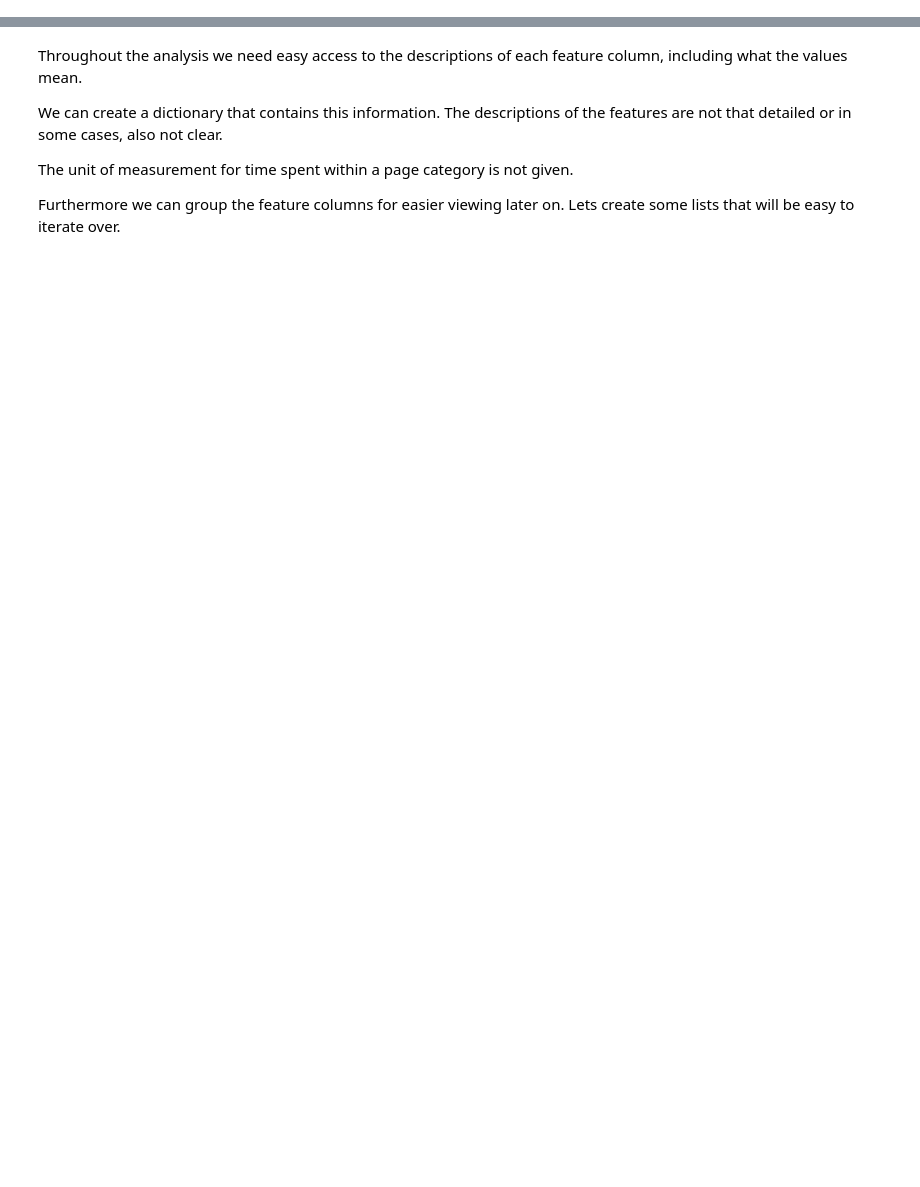
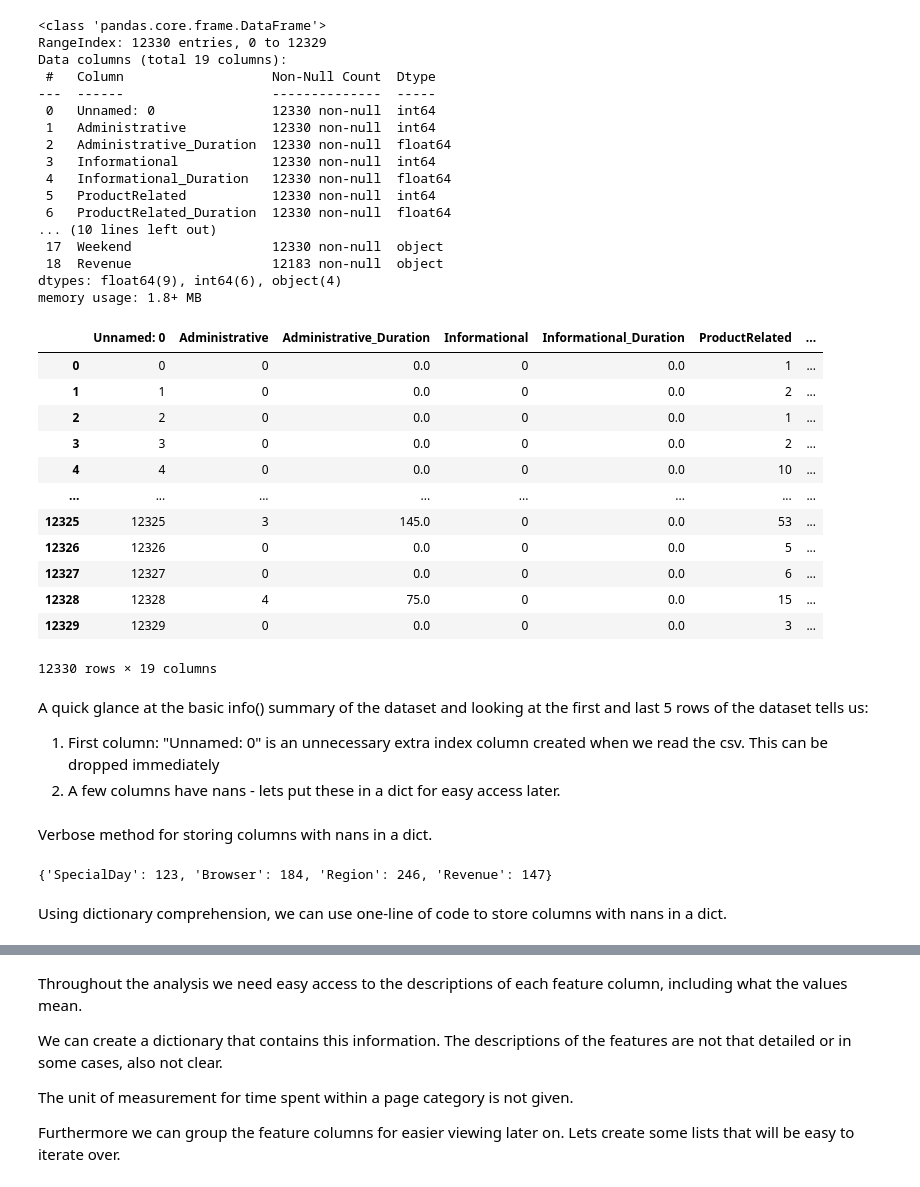
Before and after one commit to sunsunwall/ecommerce_conversion_project_2025, a Jupyter notebook: project_draft.ipynb, the cells around one changed output, grey strips where cells are left out. Drawn from its saved outputs; the diff is of its cells as text; code cells hidden in the pictures; blank space fills up the shorter version.

```diff
--- a/project_draft.ipynb
+++ b/project_draft.ipynb
@@ -46,0 +52,46 @@ import numpy as np
+# %%
+# Read the csv file of session data.
+project_data_path =  'project_data.csv'
+original_data_path = 'online_shoppers_intention_original_dataset.csv'
+
+session_data_df = pd.read_csv(project_data_path)
+original_data_df = pd.read_csv(original_data_path)
+
+session_data_df.info()
+
+session_data_df
+# %% [output]
+<class 'pandas.core.frame.DataFrame'>
+RangeIndex: 12330 entries, 0 to 12329
+Data columns (total 19 columns):
+ #   Column                   Non-Null Count  Dtype
+---  ------                   --------------  -----
+ 0   Unnamed: 0               12330 non-null  int64
+ 1   Administrative           12330 non-null  int64
+ 2   Administrative_Duration  12330 non-null  float64
+ 3   Informational            12330 non-null  int64
+ 4   Informational_Duration   12330 non-null  float64
+ 5   ProductRelated           12330 non-null  int64
+ 6   ProductRelated_Duration  12330 non-null  float64
+... (10 lines left out)
+ 17  Weekend                  12330 non-null  object
+ 18  Revenue                  12183 non-null  object
+dtypes: float64(9), int64(6), object(4)
+memory usage: 1.8+ MB
+|  | Unnamed: 0 | Administrative | Administrative_Duration | Informational | Informational_Duration | ProductRelated | ... |
+| 0 | 0 | 0 | 0.0 | 0 | 0.0 | 1 | ... |
+| 1 | 1 | 0 | 0.0 | 0 | 0.0 | 2 | ... |
+| 2 | 2 | 0 | 0.0 | 0 | 0.0 | 1 | ... |
+| 3 | 3 | 0 | 0.0 | 0 | 0.0 | 2 | ... |
+| 4 | 4 | 0 | 0.0 | 0 | 0.0 | 10 | ... |
+| ... | ... | ... | ... | ... | ... | ... | ... |
+| 12325 | 12325 | 3 | 145.0 | 0 | 0.0 | 53 | ... |
+| 12326 | 12326 | 0 | 0.0 | 0 | 0.0 | 5 | ... |
+| 12327 | 12327 | 0 | 0.0 | 0 | 0.0 | 6 | ... |
+| 12328 | 12328 | 4 | 75.0 | 0 | 0.0 | 15 | ... |
+| 12329 | 12329 | 0 | 0.0 | 0 | 0.0 | 3 | ... |
+12330 rows × 19 columns
+# %% [markdown]
+A quick glance at the basic info() summary of the dataset and looking at the first and last 5 rows of the dataset tells us:
+1. First column: "Unnamed: 0" is an unnecessary extra index column created when we read the csv. This can be dropped immediately
+2. A few columns have nans - lets put these in a dict for easy access later.
@@ -46,0 +101,25 @@ import numpy as np
+# %% [markdown]
+Verbose method for storing columns with nans in a dict.
+# %%
+# Find columns with Nans (.isna() method)
+# calculate the sum of Nans in each column (.sum() method)
+# store it in a dict (.to_dict() method) so we can loop over it in the next step
+nans_per_column = session_data_df.isna().sum().to_dict()
+
+# create an empty dict where we can store the columns that have nans and their respective values.
+columns_with_nans = {}
+
+# loop over all key value pairs in our nans per column dict
+for key, value in nans_per_column.items():
+
+    # if a column has a non zero amount of nans, add that column and the amount of nans to our columns with nans dict.
+    if value != 0:
+
+        columns_with_nans[key] = value
+
+# we can use this dict later in our EDA.
+columns_with_nans
+# %% [output]
+{'SpecialDay': 123, 'Browser': 184, 'Region': 246, 'Revenue': 147}
+# %% [markdown]
+Using dictionary comprehension, we can use one-line of code to store columns with nans in a dict.
```
Also changed, not shown: parts of 81 cells of this notebook.
